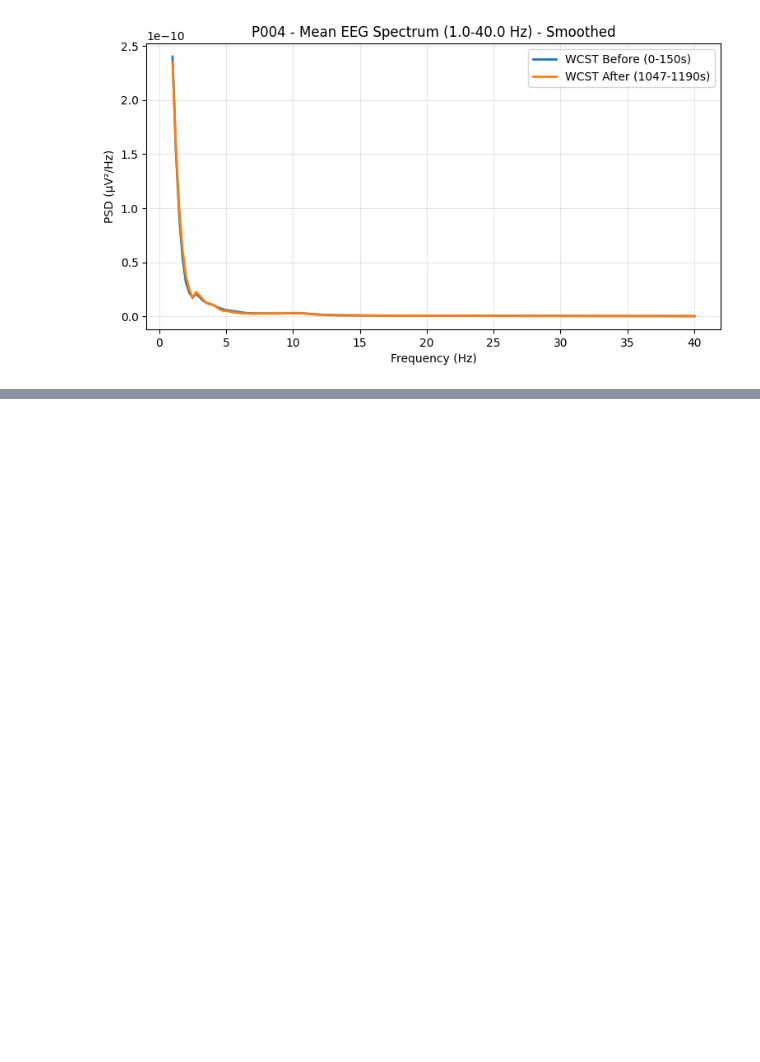
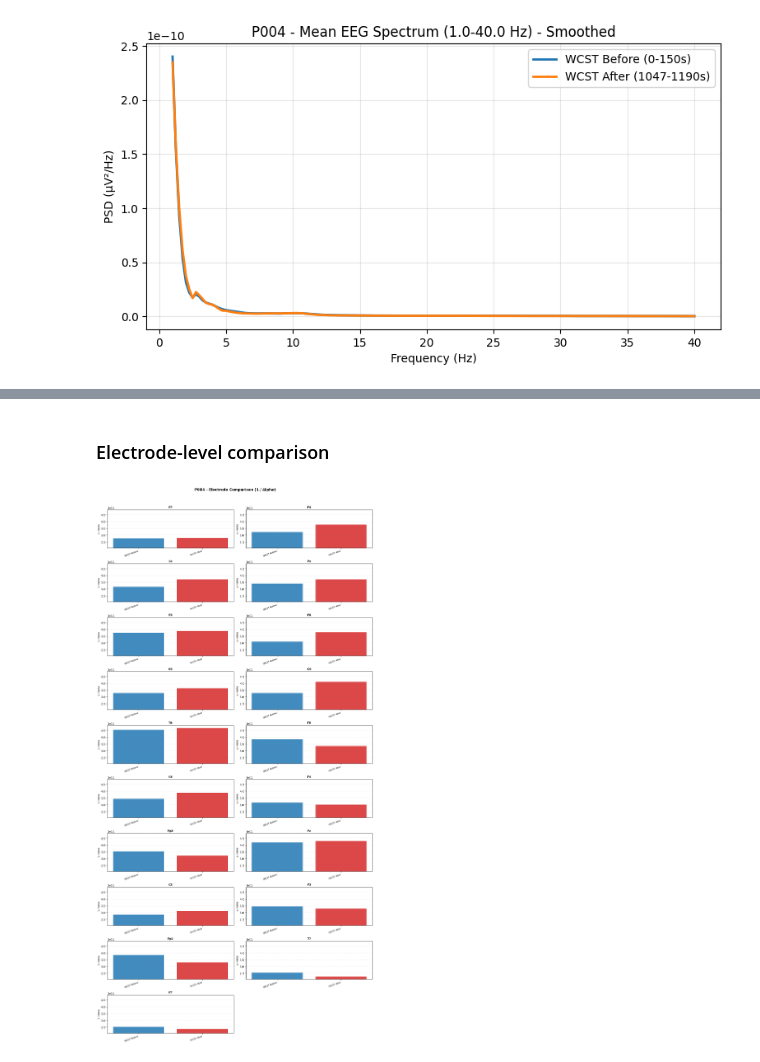
Before and after one commit to NadimSALEEM/0x2x2dual_WCST_analysis, a Jupyter notebook: 0-back/eeg/0back_eeg.ipynb, the cells around one changed output, grey strips where cells are left out. Saved outputs shown, nothing was run; the diff lists cells and outputs as text; code cells hidden in the pictures; blank space fills up the shorter version.

```diff
--- a/0-back/eeg/0back_eeg.ipynb
+++ b/0-back/eeg/0back_eeg.ipynb
@@ -386,0 +450,53 @@ Hz  = Frequency in Hertz
+# %% [markdown]
+### Electrode-level comparison
+# %%
+subject_for_ratio_channels = subjects[3]
+subject_data = ratio_results[subject_for_ratio_channels]
+ch_names = subject_data[conditions[0]]["ch_names"]
+n_channels = len(ch_names)
+
+all_ch_vals = np.array(
+    [
+        val
+        for cond in conditions
+        for val in subject_data[cond]["ratio_per_channel"]
+    ],
+    dtype=float,
+)
+c_ymin = float(np.nanmin(all_ch_vals))
+c_ymax = float(np.nanmax(all_ch_vals))
+c_pad = 0.08 * (c_ymax - c_ymin) if c_ymax > c_ymin else 0.1
+c_ylim = (c_ymin - c_pad, c_ymax + c_pad)
+
+n_cols = 2
+n_rows = (n_channels + n_cols - 1) // n_cols
+fig, axes = plt.subplots(n_rows, n_cols, figsize=(14, 2.8 * n_rows))
+axes = np.atleast_1d(axes).flatten()
+
+for ch_idx, ch_name in enumerate(ch_names):
+    ax = axes[ch_idx]
+    for i, cond in enumerate(conditions):
+        ratio_val = subject_data[cond]["ratio_per_channel"][ch_idx]
+        ax.bar(i, ratio_val, color=colors[i % len(colors)], alpha=0.85)
+
+    ax.set_title(ch_name, fontsize=10, fontweight="bold")
+    ax.set_xticks(range(len(conditions)))
+    ax.set_xticklabels(conditions, rotation=20, ha="right", fontsize=8)
+    ax.set_ylim(c_ylim)  # Unified electrode scale
+    ax.grid(True, axis="y", alpha=0.25, linestyle="--")
+    ax.set_ylabel(f"{ratio_label}", fontsize=8)
+
+# Remove unused axes
+for idx in range(n_channels, len(axes)):
+    fig.delaxes(axes[idx])
+
+fig.suptitle(
+    f"{subject_for_ratio_channels} - Electrode Comparison ({ratio_label})",
+    fontsize=13,
+    fontweight="bold",
+    y=0.995,
+)
+plt.tight_layout(rect=[0, 0, 1, 0.98])
+plt.show()
+# %% [output]
+[figure, added]
```
Also changed, not shown: parts of 9 cells of this notebook.
